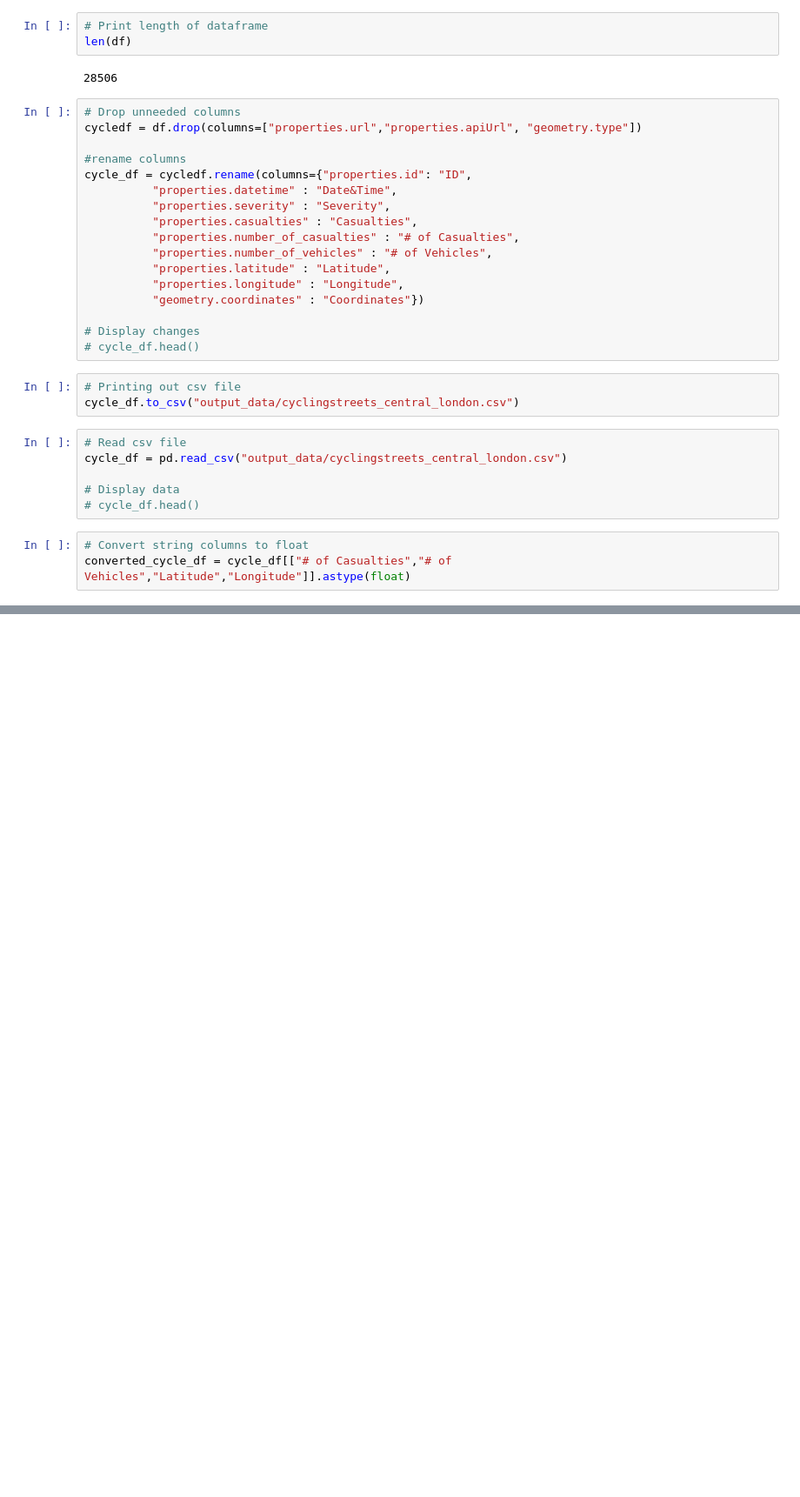
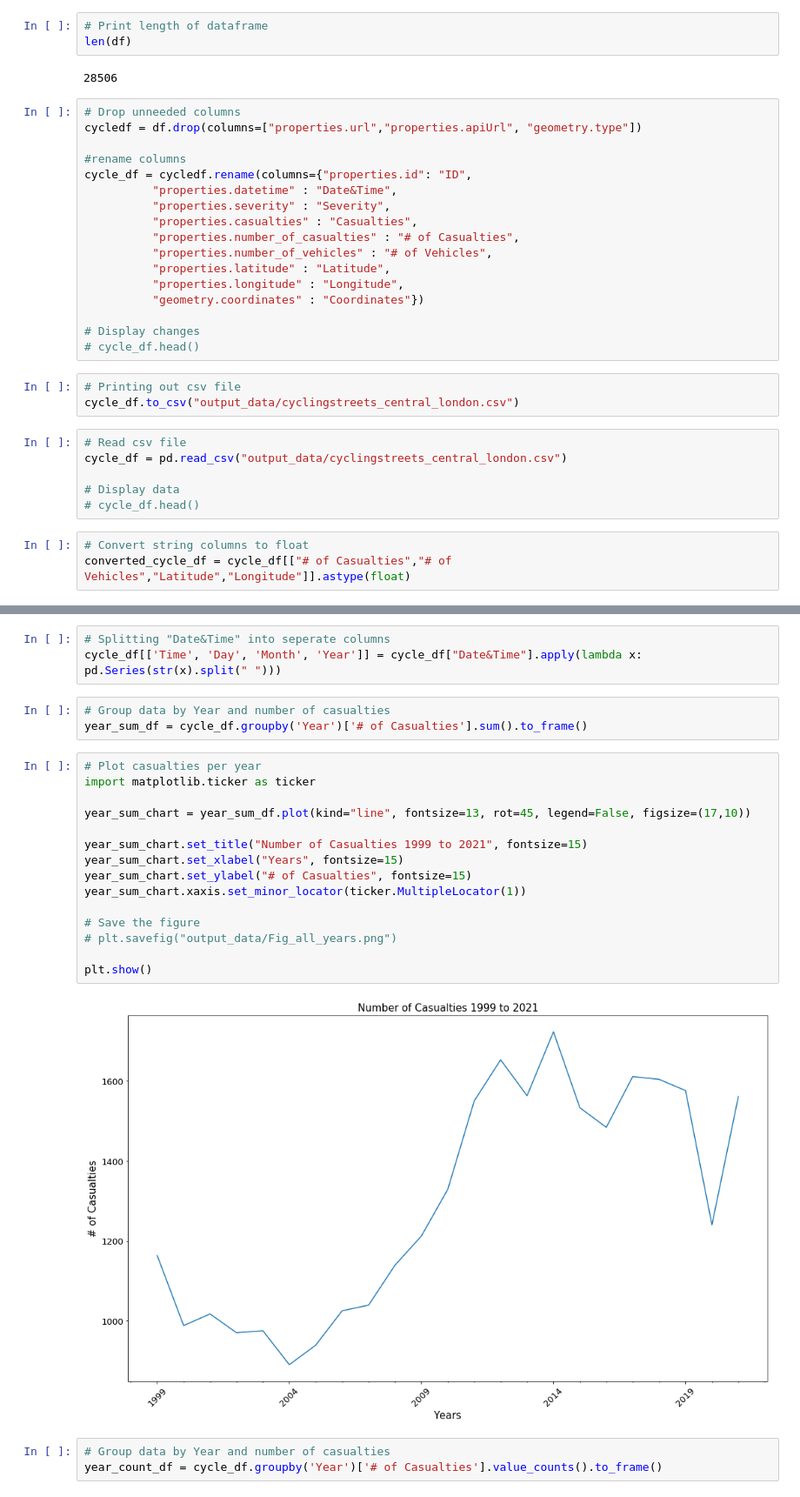
Before and after one commit to rawlam/cycling-collision-stats, a Jupyter notebook: cyclestreet_london.ipynb, the cells around one changed output, grey strips where cells are left out. Shown at 87% size. Cells and saved outputs as stored; diff of their text form; blank space fills up the shorter version.

Commit message:
adding updated ipynb file along with 8 output files, 5 images and 3 html links

```diff
--- a/cyclestreet_london.ipynb
+++ b/cyclestreet_london.ipynb
@@ -84,3 +85,29 @@ hvplot.save(map1, 'centrallondoncycle.html')
 map1
 # %% [output]
 [interactive output not drawn]
+# %%
+# Splitting "Date&Time" into seperate columns
+cycle_df[['Time', 'Day', 'Month', 'Year']] = cycle_df["Date&Time"].apply(lambda x: pd.Series(str(x).split(" ")))
+# %%
+# Group data by Year and number of casualties
+year_sum_df = cycle_df.groupby('Year')['# of Casualties'].sum().to_frame()
+# %%
+# Plot casualties per year
+import matplotlib.ticker as ticker
+
+year_sum_chart = year_sum_df.plot(kind="line", fontsize=13, rot=45, legend=False, figsize=(17,10))
+
+year_sum_chart.set_title("Number of Casualties 1999 to 2021", fontsize=15)
+year_sum_chart.set_xlabel("Years", fontsize=15)
+year_sum_chart.set_ylabel("# of Casualties", fontsize=15)
+year_sum_chart.xaxis.set_minor_locator(ticker.MultipleLocator(1))
+
+# Save the figure
+# plt.savefig("output_data/Fig_all_years.png")
+
+plt.show()
+# %% [output]
+[figure, added]
+# %%
+# Group data by Year and number of casualties
+year_count_df = cycle_df.groupby('Year')['# of Casualties'].value_counts().to_frame()
```
Also changed, not shown: parts of 11 cells of this notebook, 9 other files.
